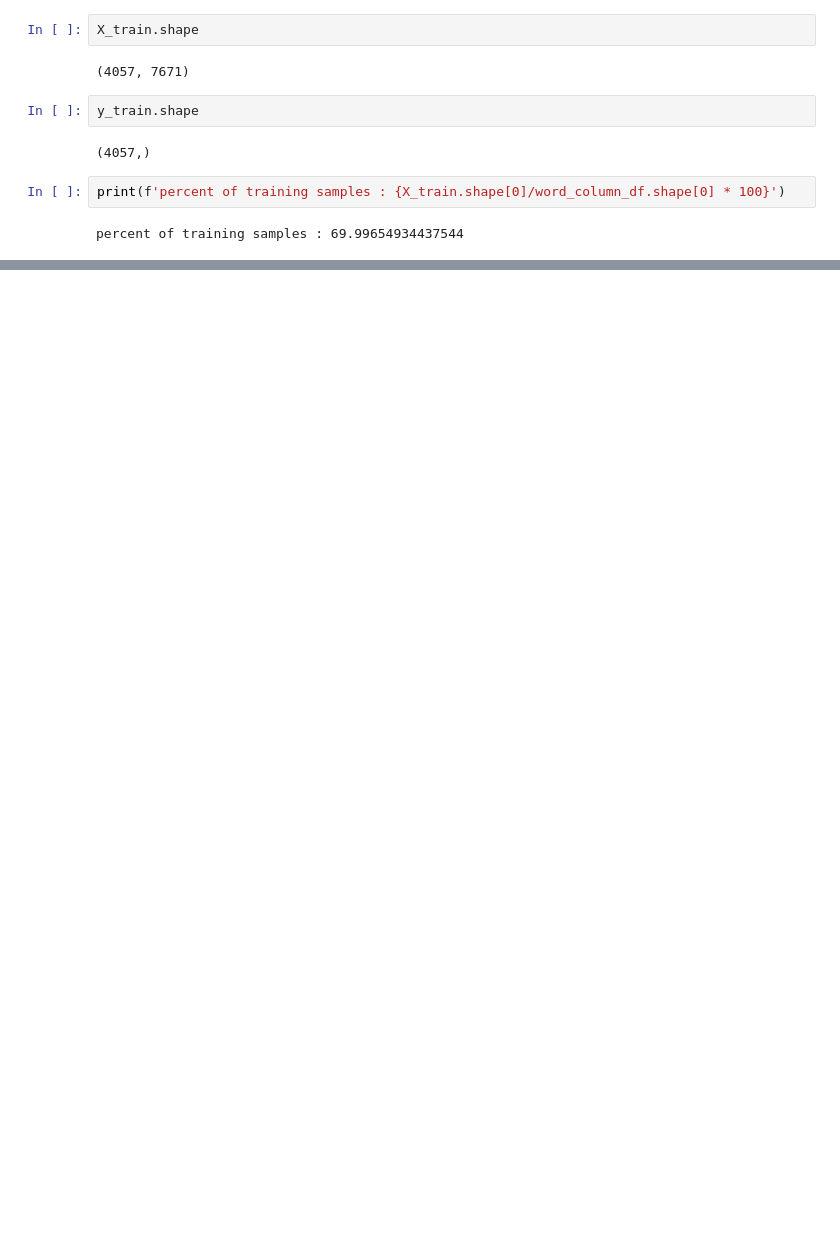
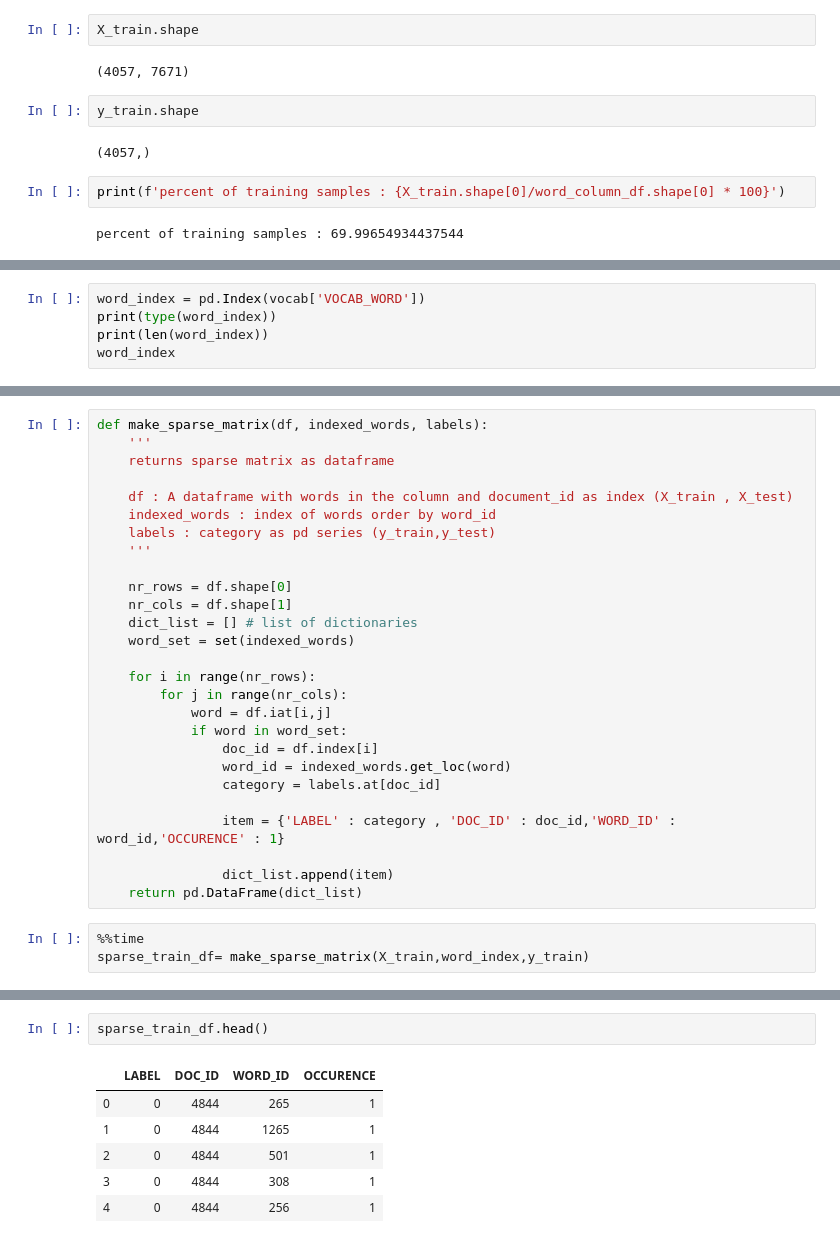
Before and after one commit to Nagaraj-U/Spam-Email-Classifier, a Jupyter notebook: Bayes Spam Classifier.ipynb, the cells around one changed output, grey strips where cells are left out. Saved outputs shown, nothing was run; the diff lists cells and outputs as text; blank space fills up the shorter version.

```diff
--- a/Bayes Spam Classifier.ipynb
+++ b/Bayes Spam Classifier.ipynb
@@ -925,0 +947,5 @@ percent of training samples : 69.99654934437544
+# %%
+word_index = pd.Index(vocab['VOCAB_WORD'])
+print(type(word_index))
+print(len(word_index))
+word_index
@@ -925,0 +967,30 @@ percent of training samples : 69.99654934437544
+# %%
+def make_sparse_matrix(df, indexed_words, labels):
+    '''
+    returns sparse matrix as dataframe
+
+    df : A dataframe with words in the column and document_id as index (X_train , X_test)
+    indexed_words : index of words order by word_id
+    labels : category as pd series (y_train,y_test)
+    '''
+
+    nr_rows = df.shape[0]
+    nr_cols = df.shape[1]
+    dict_list = [] # list of dictionaries
+    word_set = set(indexed_words)
+
+    for i in range(nr_rows):
+        for j in range(nr_cols):
+            word = df.iat[i,j]
+            if word in word_set:
+                doc_id = df.index[i]
+                word_id = indexed_words.get_loc(word)
+                category = labels.at[doc_id]
+
+                item = {'LABEL' : category , 'DOC_ID' : doc_id,'WORD_ID' : word_id,'OCCURENCE' : 1}
+
+                dict_list.append(item)
+    return pd.DataFrame(dict_list)
+# %%
+%%time
+sparse_train_df= make_sparse_matrix(X_train,word_index,y_train)
@@ -925,0 +999,9 @@ percent of training samples : 69.99654934437544
+# %%
+sparse_train_df.head()
+# %% [output]
+|  | LABEL | DOC_ID | WORD_ID | OCCURENCE |
+| 0 | 0 | 4844 | 265 | 1 |
+| 1 | 0 | 4844 | 1265 | 1 |
+| 2 | 0 | 4844 | 501 | 1 |
+| 3 | 0 | 4844 | 308 | 1 |
+| 4 | 0 | 4844 | 256 | 1 |
```
Also changed, not shown: parts of 40 cells of this notebook.
